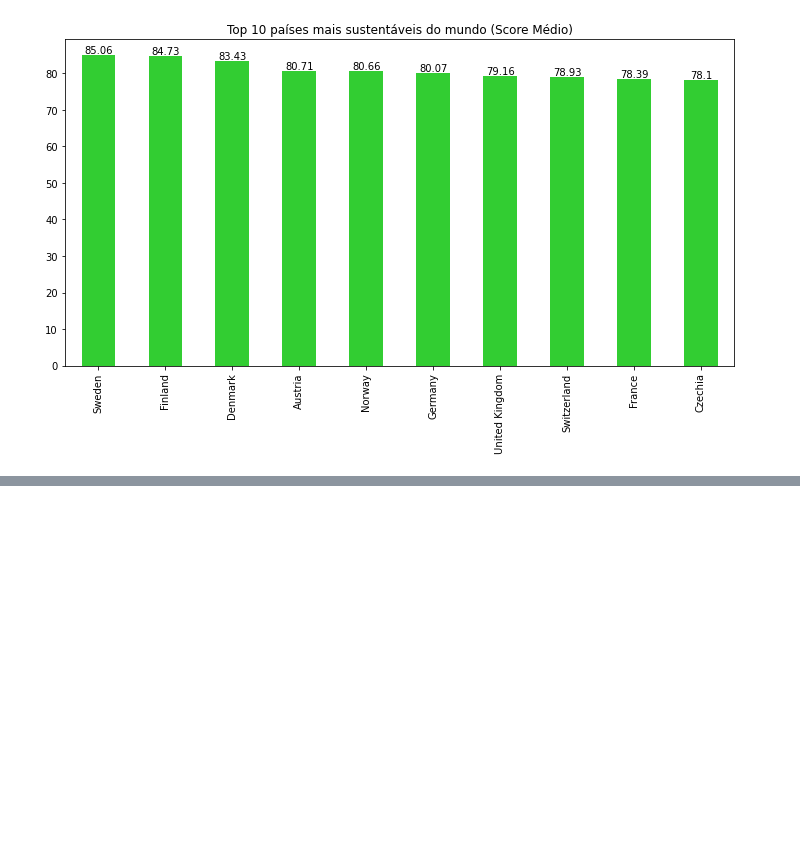
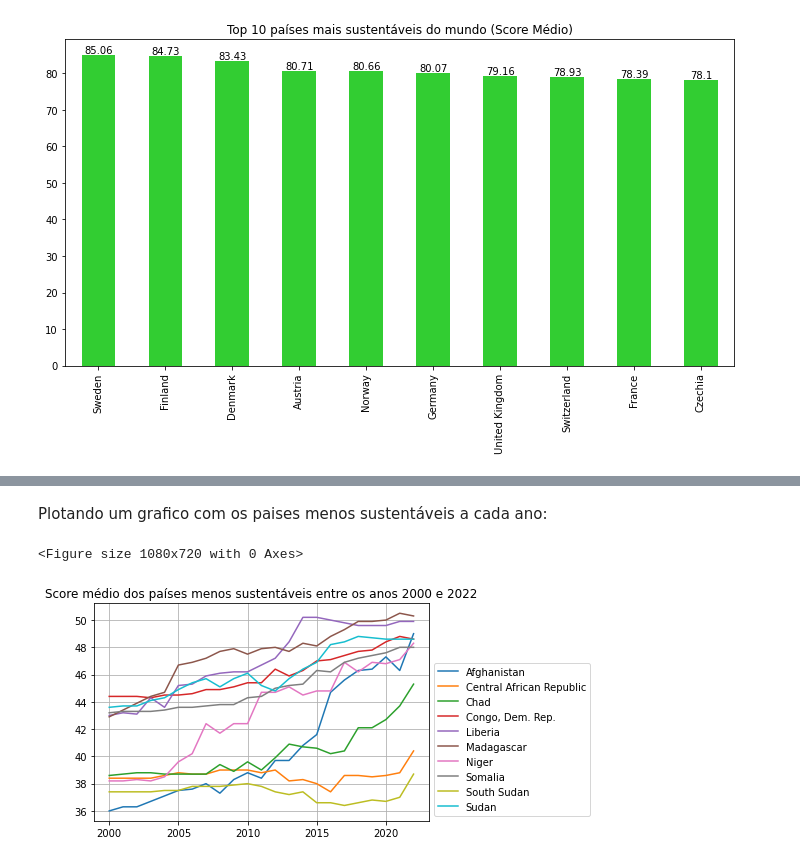
Before and after one commit to mvsampaio98/Data_Science, a Jupyter notebook: Projetos/Desenvolvimento_Sustentável_EDA/Desenvolvimento_Sustentavel_EDA.ipynb, the cells around one changed output, grey strips where cells are left out. Drawn from its saved outputs; the diff is of its cells as text; code cells hidden in the pictures; blank space fills up the shorter version.

```diff
--- a/Projetos/Desenvolvimento_Sustentável_EDA/Desenvolvimento_Sustentavel_EDA.ipynb
+++ b/Projetos/Desenvolvimento_Sustentável_EDA/Desenvolvimento_Sustentavel_EDA.ipynb
@@ -136,0 +206,3 @@ plt.savefig('dados/paises_mais_sustentaveis.png')
+# %%
+scores_paises_ano = df.groupby(['year', 'country'])['sdg_index_score'].sum().unstack()
+scores_paises_ano
@@ -136,0 +231,6 @@ plt.savefig('dados/paises_mais_sustentaveis.png')
+# %%
+paises_menos_sustentaveis_por_ano = []
+for i in scores_paises_ano:
+    if scores_paises_ano[i].mean() <= 47.48:
+        paises_menos_sustentaveis_por_ano.append(scores_paises_ano[i])
+paises_menos_sustentaveis_por_ano
@@ -136,0 +257,3 @@ plt.savefig('dados/paises_mais_sustentaveis.png')
+# %%
+paises_menos_sustentaveis_por_ano = pd.DataFrame(paises_menos_sustentaveis_por_ano)
+paises_menos_sustentaveis_por_ano
@@ -136,0 +273,12 @@ plt.savefig('dados/paises_mais_sustentaveis.png')
+# %% [markdown]
+Plotando um grafico com os paises menos sustentáveis a cada ano:
+# %%
+plt.figure(figsize=(15, 10))
+fig = paises_menos_sustentaveis_por_ano.T.plot(kind='line',xlabel='')
+fig.set_title('Score médio dos países menos sustentáveis entre os anos 2000 e 2022')
+fig.legend(bbox_to_anchor=(1, 0.75))
+fig.grid(True)
+plt.savefig('dados/menos_sustentaveis_por_ano.png',bbox_inches='tight')
+# %% [output]
+<Figure size 1080x720 with 0 Axes>
+[figure, added]
```
Also changed, not shown: parts of 26 cells of this notebook, 8 other files.
